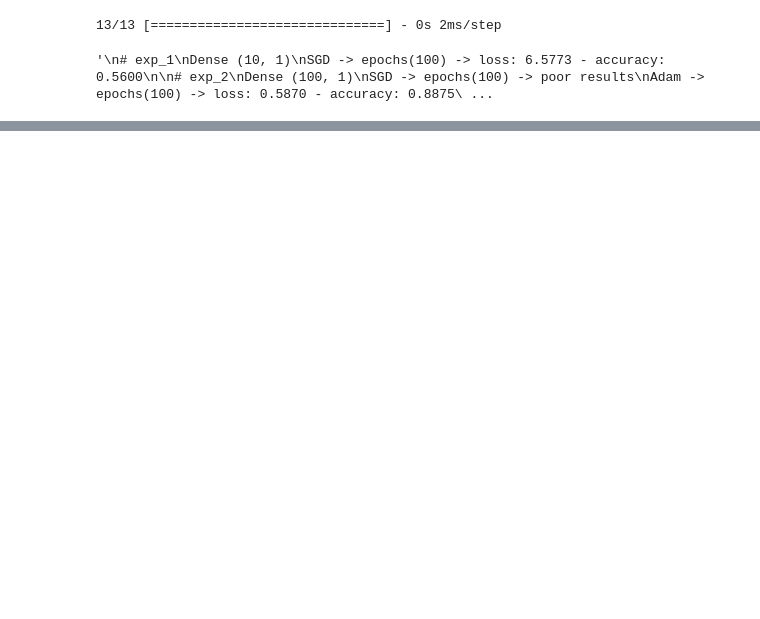
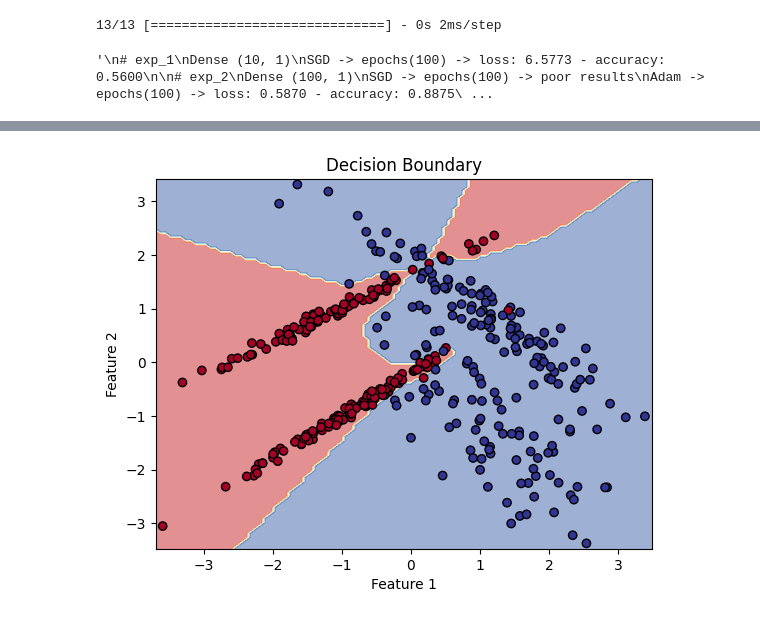
Before and after one commit to achbj/Projects, a Jupyter notebook: tensorflow/01_NN_Classification_practice.ipynb, the cells around one changed output, grey strips where cells are left out. Saved outputs shown, nothing was run; the diff lists cells and outputs as text; code cells hidden in the pictures; blank space fills up the shorter version.

```diff
--- a/tensorflow/01_NN_Classification_practice.ipynb
+++ b/tensorflow/01_NN_Classification_practice.ipynb
@@ -163,0 +163,3 @@ plot_decision_boundary(model=model, X=X_test, y=y_test)
+# %%
+plot_decision_boundary(model=model, X=X_train, y=y_train)
+# %% [output]
@@ -163,0 +167 @@ plot_decision_boundary(model=model, X=X_test, y=y_test)
+[figure, added]
```
Also changed, not shown: parts of 8 cells of this notebook.
